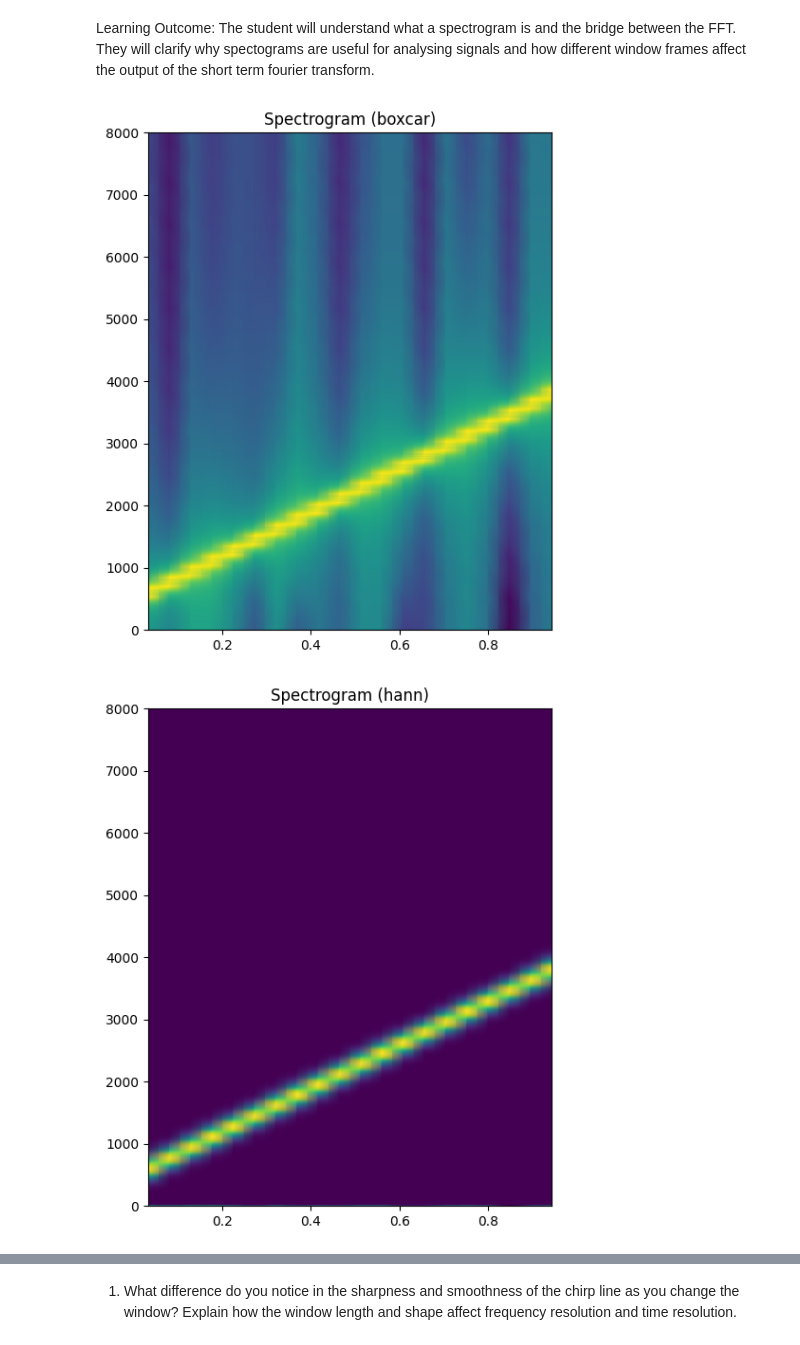
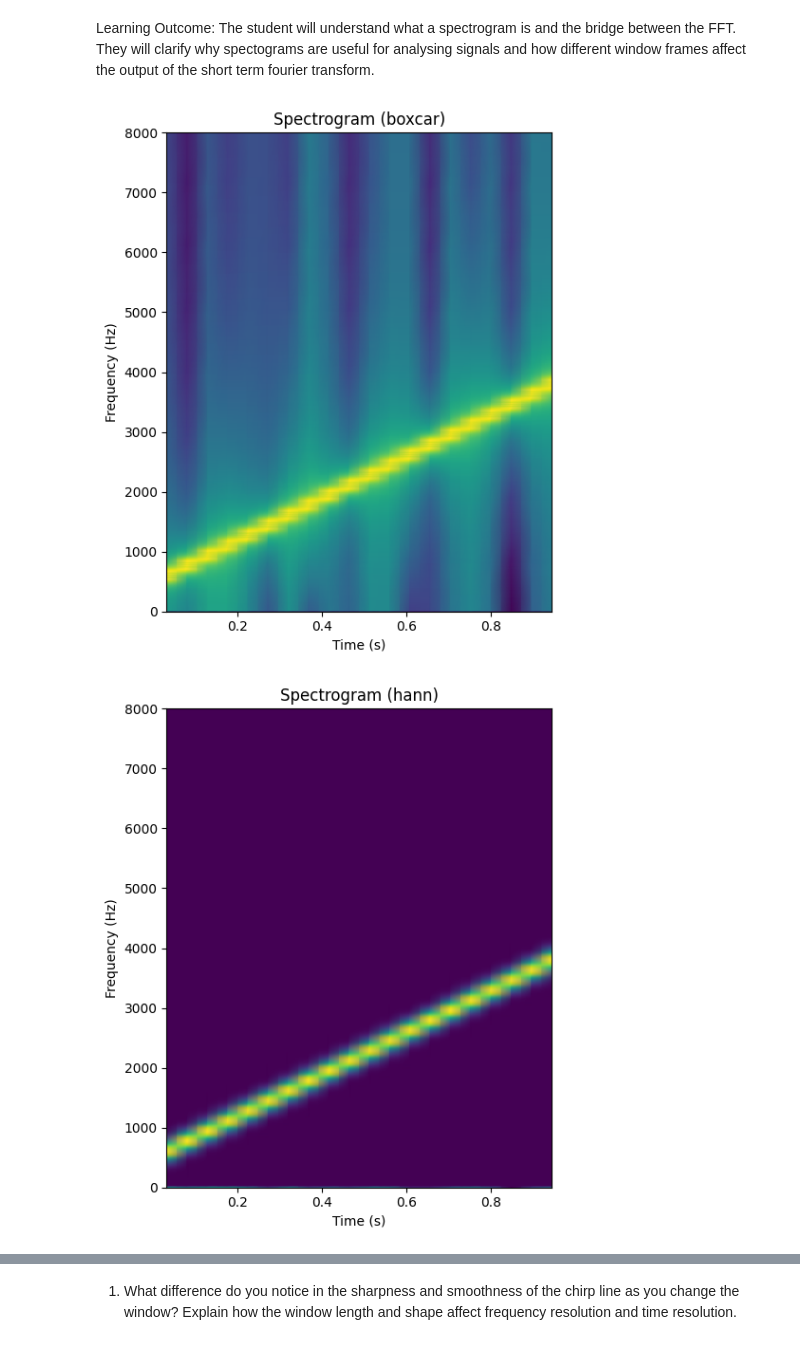
Before and after one commit to JoshClaassen02/DigitalSignalProcessing, a Jupyter notebook: Lab 2/lab2_boilercode.ipynb, the cells around one changed output, grey strips where cells are left out. Cells and saved outputs as stored; diff of their text form; code cells hidden in the pictures.

```diff
--- a/Lab 2/lab2_boilercode.ipynb
+++ b/Lab 2/lab2_boilercode.ipynb
@@ -19,32 +19,34 @@ noverlap = nperseg//4 #Represents the number overlap
 
 #TODO Try different window types and compute the spectrogram
 window_types = ['boxcar', 'hann', 'hamming','blackman']
 
 def compute_spectrogram(window_type):
     f, tt, Sxx = signal.spectrogram(
         x,
         fs=Fs,
         window=window_type,
         nperseg=nperseg,
         noverlap=noverlap
     )
     return f, tt, Sxx
 
 #TODO Plot the spectrogram with the different window types
 def plot_spectrogram(window_type):
     fig = plt.figure(figsize=(5,6))
     # compute spectogram
     f, tt, Sxx = compute_spectrogram(window_type)
     # convert to dB
     Sxx_db = 10*np.log10(Sxx+1e-10)
     # plot spectrogram
     plt.pcolormesh(tt, f, Sxx_db, shading='gouraud')
+    plt.xlabel("Time (s)")
+    plt.ylabel("Frequency (Hz)")
     plt.title(f"Spectrogram ({window_type})")
     plt.tight_layout()
     plt.show()
 
 for wt in window_types:
     plot_spectrogram(wt)
 # %% [output]
-[figure, old version]
+[figure, new version]
-[figure, old version]
+[figure, new version]
```
Also changed, not shown: parts of 5 cells of this notebook.
